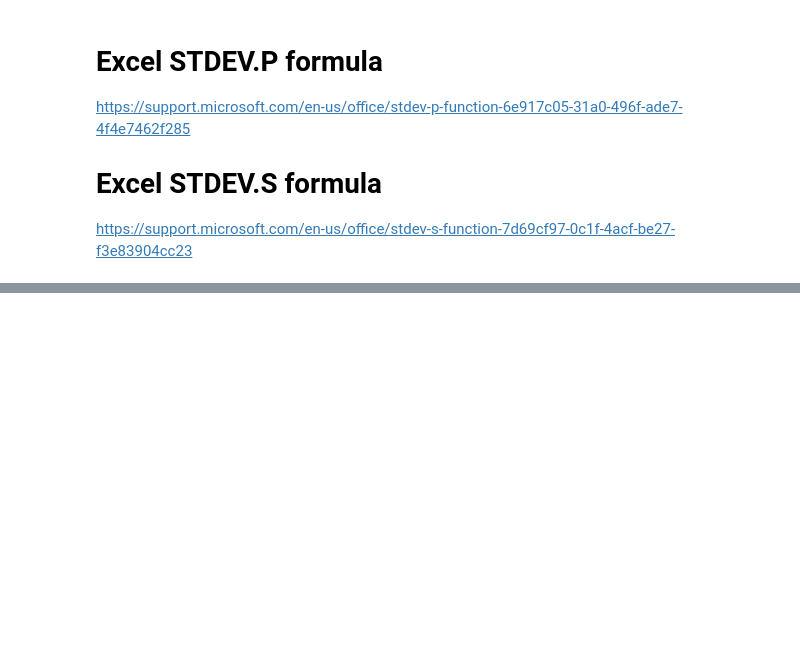
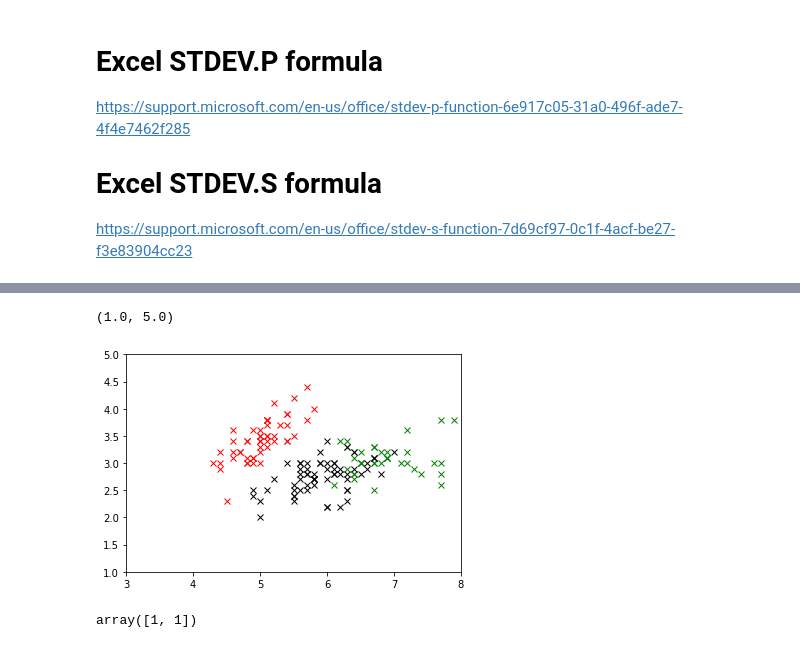
Before and after one commit to lmdlm/ETtasks, a Jupyter notebook: Emerging Technologies Tasks.ipynb, the cells around one changed output, grey strips where cells are left out. Cells and saved outputs as stored; diff of their text form; code cells hidden in the pictures; blank space fills up the shorter version.

```diff
--- a/Emerging Technologies Tasks.ipynb
+++ b/Emerging Technologies Tasks.ipynb
@@ -165,0 +212,3 @@ If we have sample of a larger population, and we want to generalize our findings
+# %%
+# Perform kmeans fitting.
+kmeans = skcl.KMeans(n_clusters=3, random_state=0).fit(irisData)
@@ -165,0 +226,19 @@ If we have sample of a larger population, and we want to generalize our findings
+# %%
+# Plot the data set.
+plt.plot(irisData[kmeans.labels_ == 0][:,0], irisData[kmeans.labels_ == 0][:,1], 'gx')
+plt.plot(irisData[kmeans.labels_ == 1][:,0], irisData[kmeans.labels_ == 1][:,1], 'rx')
+plt.plot(irisData[kmeans.labels_ == 2][:,0], irisData[kmeans.labels_ == 2][:,1], 'kx')
+plt.plot(irisData[kmeans.labels_ == 3][:,0], irisData[kmeans.labels_ == 3][:,1], 'bx')
+# Set reasonable limits.
+plt.xlim([3,8])
+plt.ylim([1,5])
+# %% [output]
+(1.0, 5.0)
+[figure, added]
+# %%
+# Predict the cluster for two points.
+newvals = np.array([[3.1, 2.9, 2.3, 0.3], [1.9, 1.1, 1.1, 0.1]])
+predictions = kmeans.predict(newvals)
+predictions
+# %% [output]
+array([1, 1])
```
Also changed, not shown: parts of 7 cells of this notebook.
